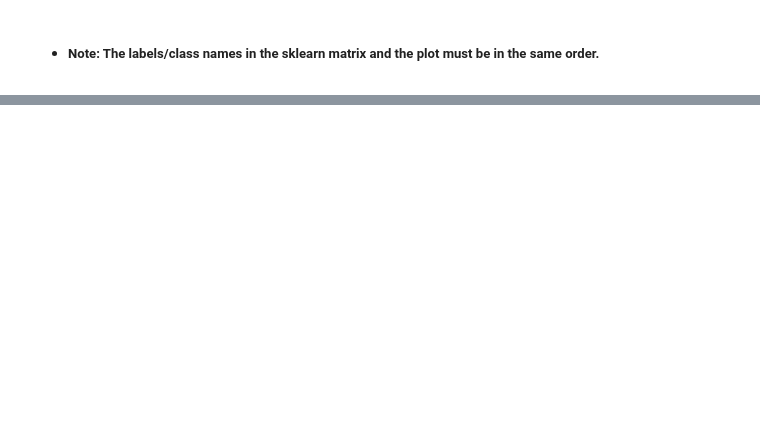
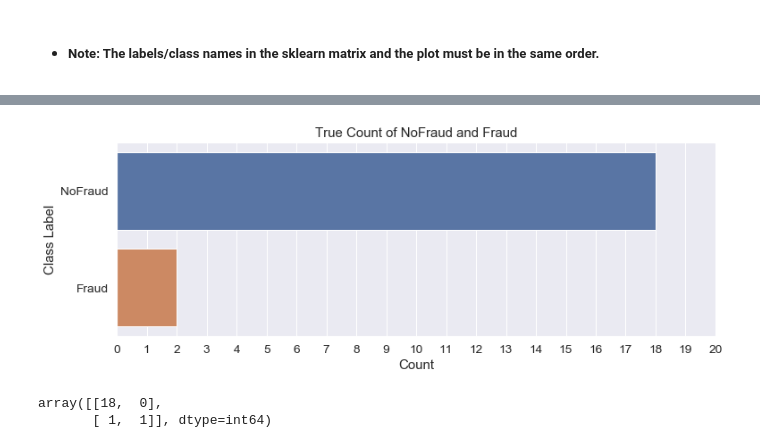
Before and after one commit to jkmackie/confusion_matrix_visualization, a Jupyter notebook: Multiclass_confusion_matrix.ipynb, the cells around one changed output, grey strips where cells are left out. Saved outputs shown, nothing was run; the diff lists cells and outputs as text; code cells hidden in the pictures; blank space fills up the shorter version.

```diff
--- a/Multiclass_confusion_matrix.ipynb
+++ b/Multiclass_confusion_matrix.ipynb
@@ -121,0 +127,6 @@ plot_confusion_matrix(confusion_matrix=cm, class_names=class_labels, fontsize=20
+# %%
+#Make categorical dataframe of true categories vs predicted categories.
+unbal=pd.DataFrame({
+                 'y_true': ['NoFraud','NoFraud','NoFraud','NoFraud','NoFraud','NoFraud','NoFraud','NoFraud','NoFraud','NoFraud','NoFraud','NoFraud','NoFraud','NoFraud','NoFraud','NoFraud','NoFraud','NoFraud','Fraud','Fraud'],
+                 'y_pred': ['NoFraud','NoFraud','NoFraud','NoFraud','NoFraud','NoFraud','NoFraud','NoFraud','NoFraud','NoFraud','NoFraud','NoFraud','NoFraud','NoFraud','NoFraud','NoFraud','NoFraud','NoFraud','NoFraud','Fraud']})
+unbal['correct'] = unbal['y_true']==unbal['y_pred']
@@ -121,0 +153,19 @@ plot_confusion_matrix(confusion_matrix=cm, class_names=class_labels, fontsize=20
+# %%
+import seaborn as sns
+sns.set(font_scale=1.25)
+fig, ax1 = plt.subplots(figsize=(12, 4))
+sns.countplot(y=unbal['y_true'], ax=ax1)
+plt.title('True Count of NoFraud and Fraud')
+plt.xlabel("Count")
+plt.ylabel("Class Label")
+plt.xticks(np.arange(0,21))
+plt.show()
+# %% [output]
+[figure, added]
+# %%
+class_labels = ["NoFraud", "Fraud"]
+cm2=confusion_matrix(unbal['y_true'], unbal['y_pred'], labels=class_labels)
+cm2
+# %% [output]
+array([[18,  0],
+       [ 1,  1]], dtype=int64)
```
Also changed, not shown: parts of 6 cells of this notebook.
